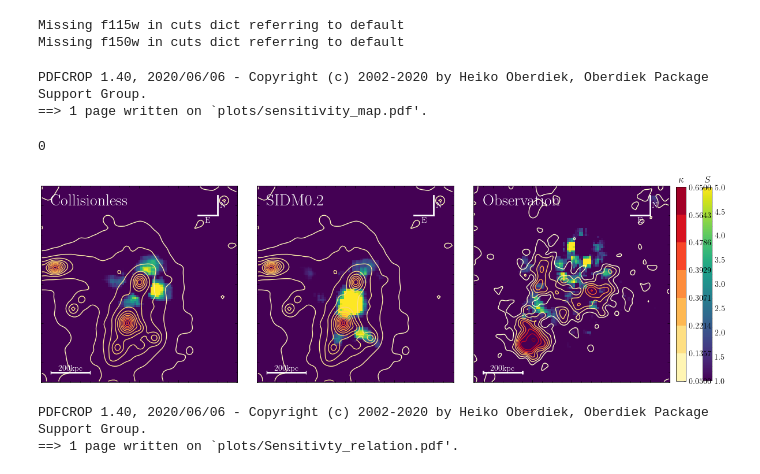
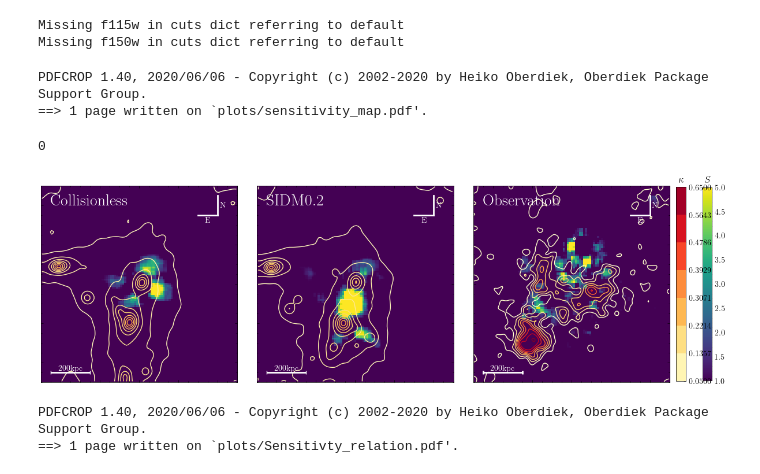
Before and after one commit to davidharvey1986/ml_a2744, a Jupyter notebook: notebooks/plots_for_paper.ipynb, the cells around one changed output. Drawn from its saved outputs; the diff is of its cells as text; code cells hidden in the pictures.

```diff
--- a/notebooks/plots_for_paper.ipynb
+++ b/notebooks/plots_for_paper.ipynb
@@ -479,7 +479,7 @@ for idx in range(sim_probabilities.shape[0]):
                      cmap=cmap_image)
     #
 
-    ax.contour(gaussian_filter(kappa_e,1.5), origin='lower',
+    ax.contour(gaussian_filter(kappa_data,1.5), origin='lower',
                    extent=[-50,50,-50,50],
                cmap=cmap_contour,
                levels=np.linspace(0.,1.0,20))
@@ -530,34 +530,34 @@ ax.text( 5-50, 40, 'Observation', color='white', weight='bold', fontsize=20)
 
 fraction = 0.015
 divider = make_axes_locatable(ax)
 #cax = divider.append_axes('right', size='5%', pad=0.2)
 cbar = fig.colorbar(
     prob,
     ax=axarr,
     orientation='vertical',
     fraction=fraction*0.96,
     pad=0.025)
 cbar.ax.set_title('$S$')
 
 
 #cax = divider.append_axes('right', size='5%', pad=0.4)
 cbar = fig.colorbar(
     kappa,
     ax=axarr,
     orientation='vertical',
     fraction=fraction,
     pad=0.01)
 
 cbar.ax.set_title('$\kappa$')
 cbar.solids.set_alpha(1)
 fname = "plots/sensitivity_map.pdf"
 plt.savefig(fname)
 os.system(f"pdfcrop {fname} {fname}")
 # %% [output]
 PDFCROP 1.40, 2020/06/06 - Copyright (c) 2002-2020 by Heiko Oberdiek, Oberdiek Package Support Group.
 ==> 1 page written on `plots/sensitivity_map.pdf'.
 0
-[figure, old version]
+[figure, new version]
 # %%
 def sidm_sen( y ):
     return np.mean(y>0)
```
Also changed, not shown: 1 other file.
